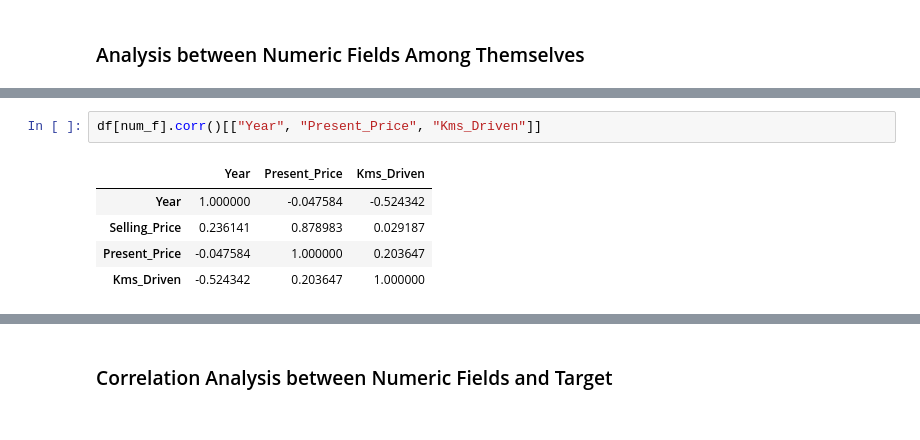
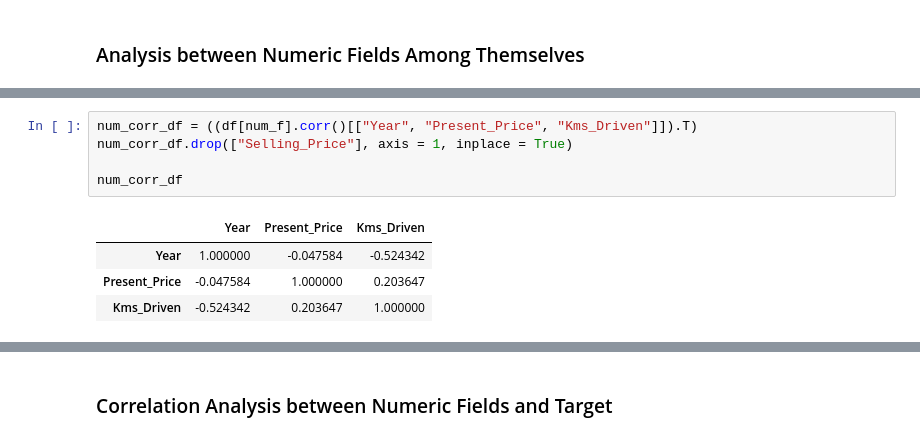
Before and after one commit to mamishere/Car-Dataset, a Jupyter notebook: Car-Dataset.ipynb, the cells around one changed output, grey strips where cells are left out. Saved outputs shown, nothing was run; the diff lists cells and outputs as text.

```diff
--- a/Car-Dataset.ipynb
+++ b/Car-Dataset.ipynb
@@ -353,8 +361,10 @@ plt.show()
 # %%
-df[num_f].corr()[["Year", "Present_Price", "Kms_Driven"]]
+num_corr_df = ((df[num_f].corr()[["Year", "Present_Price", "Kms_Driven"]]).T)
+num_corr_df.drop(["Selling_Price"], axis = 1, inplace = True)
+
+num_corr_df
 # %% [output]
 |  | Year | Present_Price | Kms_Driven |
 | Year | 1.000000 | -0.047584 | -0.524342 |
-| Selling_Price | 0.236141 | 0.878983 | 0.029187 |
 | Present_Price | -0.047584 | 1.000000 | 0.203647 |
 | Kms_Driven | -0.524342 | 0.203647 | 1.000000 |
```
Also changed, not shown: parts of 10 cells of this notebook.
